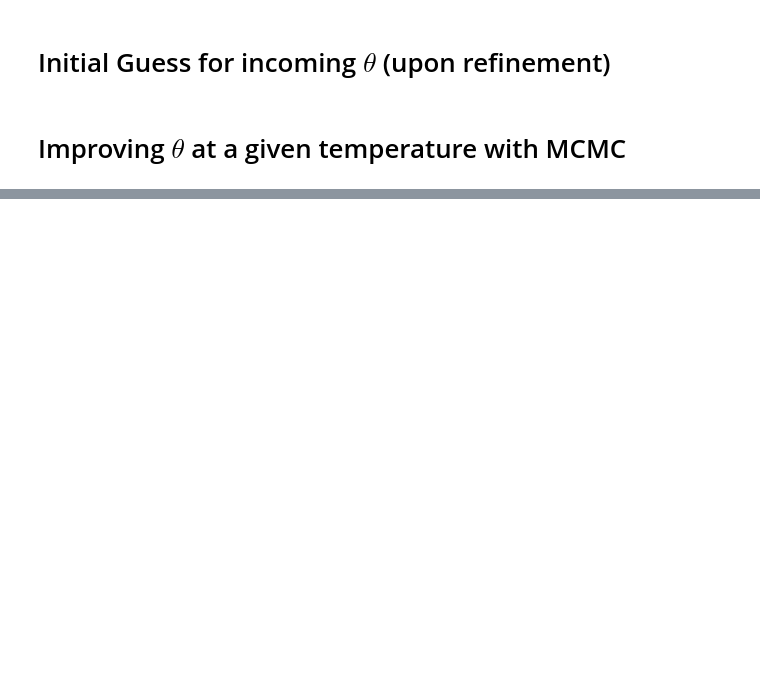
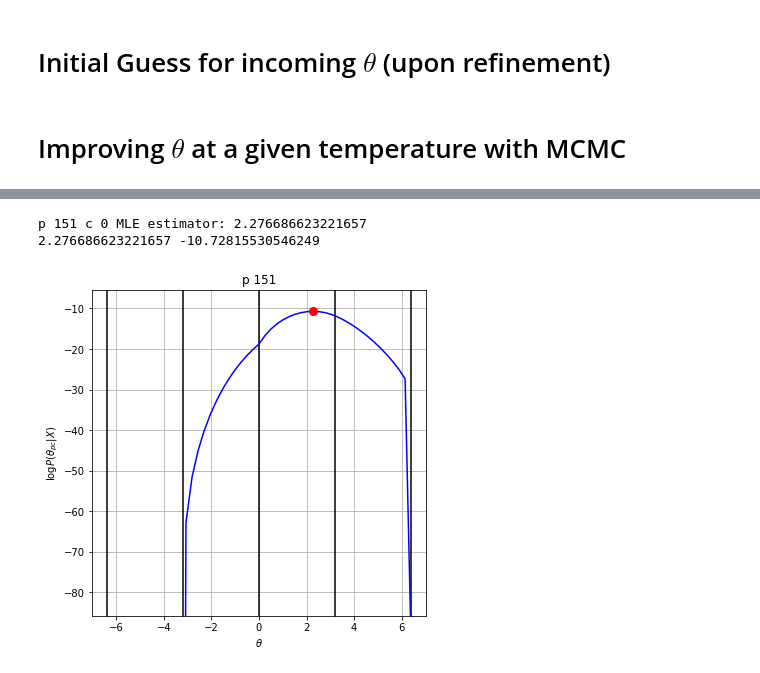
Before and after one commit to ETS-Next-Gen/irt-mcmc, a Jupyter notebook: notebooks/irt_solver_1d_simulated_data.ipynb, the cells around one changed output, grey strips where cells are left out. Cells and saved outputs as stored; diff of their text form; code cells hidden in the pictures; blank space fills up the shorter version.

```diff
--- a/notebooks/irt_solver_1d_simulated_data.ipynb
+++ b/notebooks/irt_solver_1d_simulated_data.ipynb
@@ -289,0 +257,27 @@ print(L)
+# %%
+# Check whether the likelihood of a person's theta is concave (has a unique maximum). Verify
+# that the MLE is close to the argmax.
+dim = 0
+v
+
+persons = [151] # sample[:3]
+fig, axs = plt.subplots(len(persons), 1, figsize=(6, 6))
+for k, p in enumerate(persons):
+    ax = axs[k] if len(persons) > 1 else axs
+    t_mle = likelihood.parameter_mle(p, dim, v, max_iter=5)
+    print("p {} c {} MLE estimator: {}".format(p, dim, t_mle))
+    likelihood.plot_person_log_likelihood(ax, p, dim, v)
+    l_mle = likelihood.log_likelihood_term(np.array([t_mle]), v, active=(np.array([p]), np.array([dim])))[0]
+    print(t_mle, l_mle)
+    ax.plot(t_mle, l_mle, 'ro', markersize=8)
+    ax.grid(True)
+    ax.set_ylim([8 * l_mle, 0.5 * l_mle])
+    ax.set_title("p {}".format(p))
+    x = likelihood._irf[dim].x
+#    print(x)
+    L = likelihood.log_likelihood_term(x, v, active=(np.array([p] * x.size), np.array([dim] * x.size)))
+#    print(L)
+# %% [output]
+p 151 c 0 MLE estimator: 2.276686623221657
+2.276686623221657 -10.72815530546249
+[figure, added]
```
Also changed, not shown: parts of 21 cells of this notebook, 13 other files.
